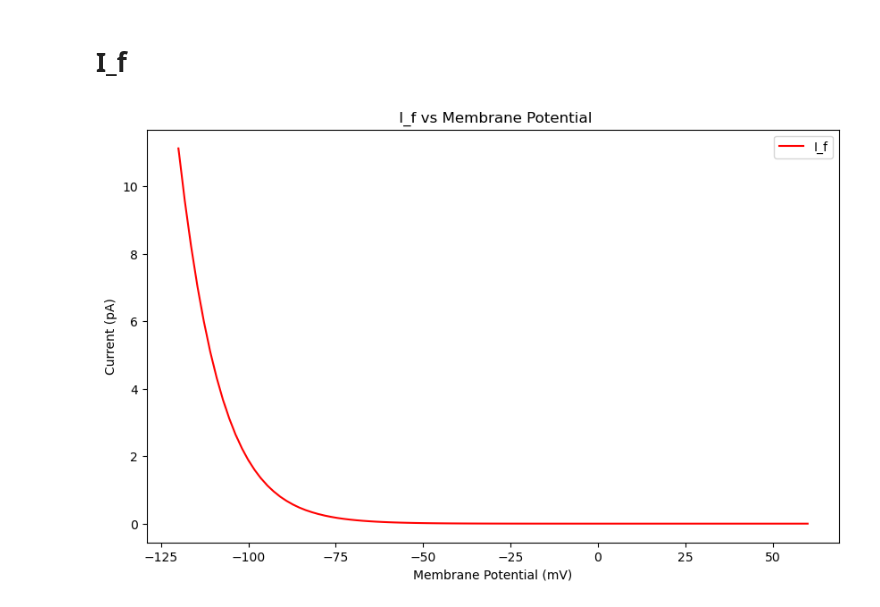
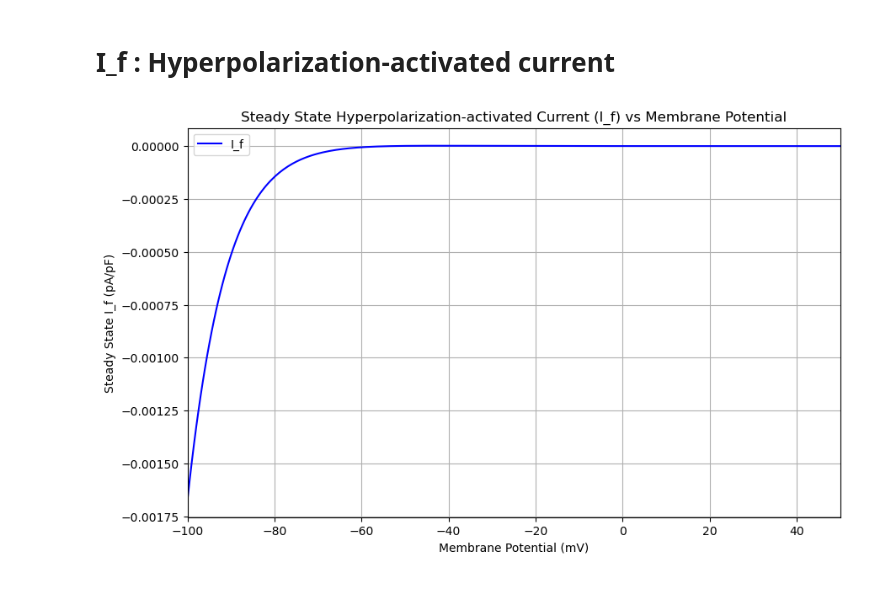
Before and after one commit to SimranC04/Computational-Modeling-of-Diabetic-Heart-Cells, a Jupyter notebook: Notebooks/I_f.ipynb, the cells around one changed output. Cells and saved outputs as stored; diff of their text form; code cells hidden in the pictures.

Commit message:
✨ Added i_f hypolerisation current

```diff
--- a/Notebooks/I_f.ipynb
+++ b/Notebooks/I_f.ipynb
@@ -1,5 +1,5 @@
 # %% [markdown]
-# I_f
+# I_f : Hyperpolarization-activated current
 # %%
 import matplotlib.pyplot as plt
 import sys
@@ -9,11 +9,3 @@ import sys
 import matplotlib.pyplot as plt
 from constants import K_o, g_K1,E_K,E_Na,F,R,T,g_f
 import numpy as np
-# %%
-def I_f(V):
-    y_inf =  1 / (1 + np.exp((V + 138.6) / 10.48))
-    y = y_inf
-    tau_y = 1 / (0.11885 * np.exp((V + 80.00) / 28.37) + 0.56236 * np.exp((V + 80.00) / -14.19))
-    f_Na = 0.2
-    f_K = 1 - f_Na
-    return g_f * y * (f_Na * (V - E_Na) + f_K * (V - E_K))
@@ -27,11 +12,46 @@ I_f_values = [I_f(V) for V in V_range]
-# %%
-# Plotting
-plt.figure(figsize=(10, 6))
-plt.plot(V_range, I_f_values, label='I_f', color='red')
-plt.xlabel('Membrane Potential (mV)')
-plt.ylabel('Current (pA)')
-plt.title(' I_f vs Membrane Potential')
-plt.legend()
-plt.show()
-# %% [output]
-[figure, removed]
+# %%
+# Constants
+R = 8314.0  # mJ/mol K, Ideal gas constant
+T = 295  # K, Absolute temperature
+F = 96487.0  # C/mol, Faraday constant
+Na_i = 1.073519e+01  # Intracellular sodium concentration in mM
+Na_o = 140.0  # Extracellular sodium concentration in mM
+K_o = 5.4  # Extracellular potassium concentration in mM
+K_i = 1.392751e+02  # Intracellular potassium concentration in mM
+g_f = 0.00145  # Maximum conductance for I_f in µS
+f_Na = 0.2
+f_K = 1 - f_Na
+
+# Equilibrium potentials
+E_Na = (R * T / F) * np.log(Na_o / Na_i)  # Sodium equilibrium potential in mV
+E_K = (R * T / F) * np.log(K_o / K_i)  # Potassium equilibrium potential in mV
+
+# Steady state value and time constant
+def y_inf(V):
+    return 1 / (1 + np.exp((V + 138.6) / 10.48))
+
+def tau_y(V):
+    return 1 / (0.11885 * np.exp((V + 80.0) / 28.37) + 0.56236 * np.exp((V + 80.0) / -14.19))
+
+# Function to calculate the steady-state I_f
+def hypolerisation_current(V, g_f, E_Na, E_K):
+    y_ss = y_inf(V)
+    I_f = g_f * y_ss * (f_Na * (V - E_Na) + f_K * (V - E_K))
+    return I_f
+
+# Example usage
+V_range = np.linspace(-100, 50, 300)
+I_f_values = [hypolerisation_current(V, g_f, E_Na, E_K) for V in V_range]
+
+# Plotting
+plt.figure(figsize=(10, 6))
+plt.plot(V_range, I_f_values, label='I_f', color='blue')
+plt.xlim(-100, 50)
+plt.xlabel('Membrane Potential (mV)')
+plt.ylabel('Steady State I_f (pA/pF)')
+plt.title('Steady State Hyperpolarization-activated Current (I_f) vs Membrane Potential')
+plt.legend()
+plt.grid(True)
+plt.show()
+# %% [output]
+[figure, added]
```
Also changed, not shown: parts of 2 cells of this notebook.
